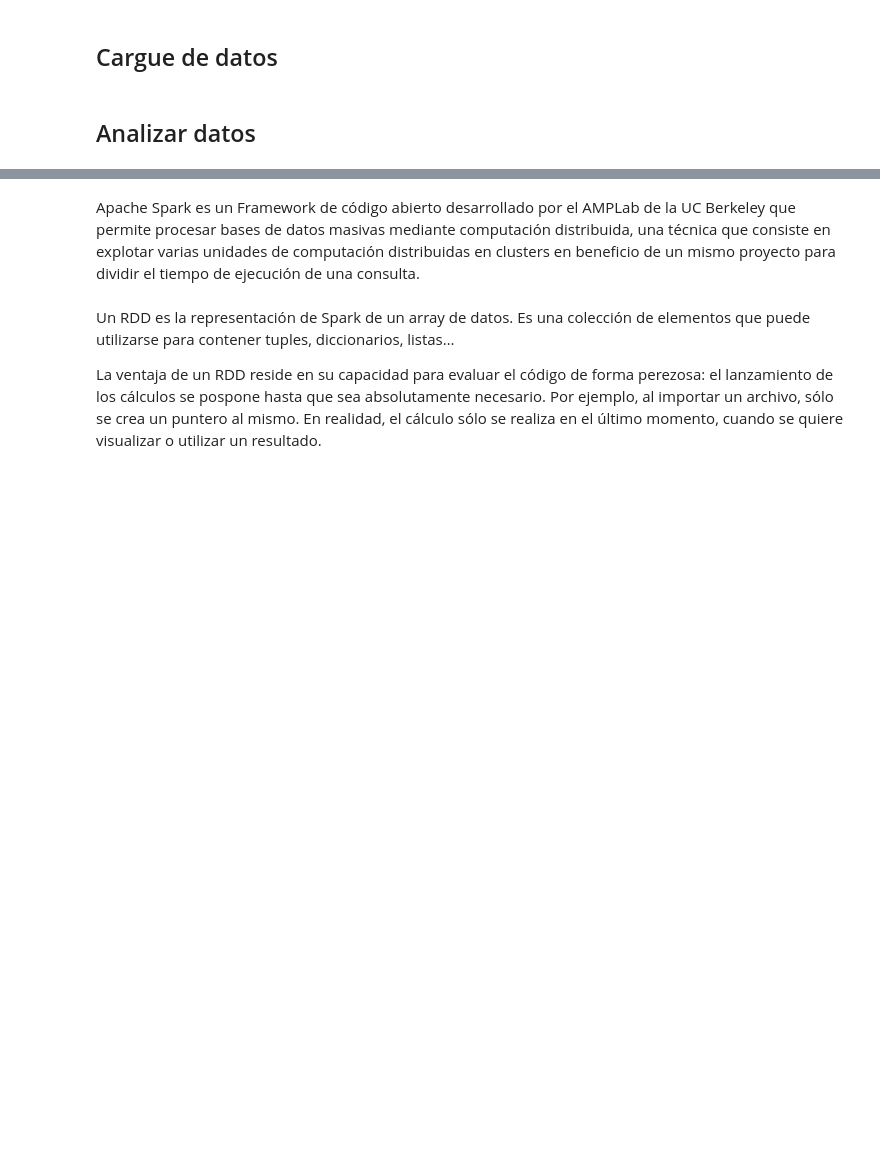
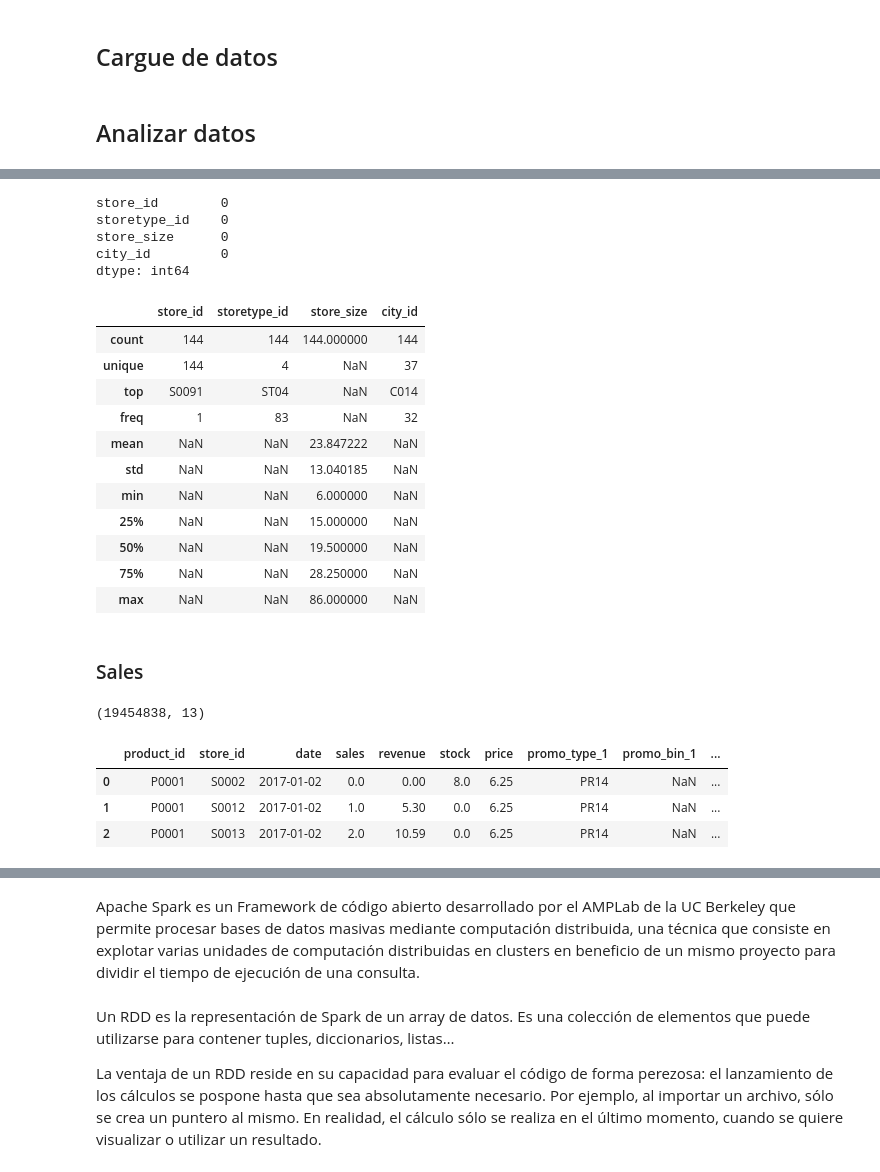
Before and after one commit to cramirez98/WorkshopSumz, a Jupyter notebook: workshop/Workshop 1.ipynb, the cells around one changed output, grey strips where cells are left out. Cells and saved outputs as stored; diff of their text form; code cells hidden in the pictures; blank space fills up the shorter version.

```diff
--- a/workshop/Workshop 1.ipynb
+++ b/workshop/Workshop 1.ipynb
@@ -228,0 +286,36 @@ Las dos estructuras de datos principales dentro del paquete Pandas son:
+# %%
+df_store_cities.isna().sum()
+# %% [output]
+store_id        0
+storetype_id    0
+store_size      0
+city_id         0
+dtype: int64
+# %%
+df_store_cities.describe(include='all')
+# %% [output]
+|  | store_id | storetype_id | store_size | city_id |
+| count | 144 | 144 | 144.000000 | 144 |
+| unique | 144 | 4 | NaN | 37 |
+| top | S0091 | ST04 | NaN | C014 |
+| freq | 1 | 83 | NaN | 32 |
+| mean | NaN | NaN | 23.847222 | NaN |
+| std | NaN | NaN | 13.040185 | NaN |
+| min | NaN | NaN | 6.000000 | NaN |
+| 25% | NaN | NaN | 15.000000 | NaN |
+| 50% | NaN | NaN | 19.500000 | NaN |
+| 75% | NaN | NaN | 28.250000 | NaN |
+| max | NaN | NaN | 86.000000 | NaN |
+# %% [markdown]
+### Sales
+# %%
+df_sales.shape
+# %% [output]
+(19454838, 13)
+# %%
+df_sales.head(3)
+# %% [output]
+|  | product_id | store_id | date | sales | revenue | stock | price | promo_type_1 | promo_bin_1 | ... |
+| 0 | P0001 | S0002 | 2017-01-02 | 0.0 | 0.00 | 8.0 | 6.25 | PR14 | NaN | ... |
+| 1 | P0001 | S0012 | 2017-01-02 | 1.0 | 5.30 | 0.0 | 6.25 | PR14 | NaN | ... |
+| 2 | P0001 | S0013 | 2017-01-02 | 2.0 | 10.59 | 0.0 | 6.25 | PR14 | NaN | ... |
```
Also changed, not shown: parts of 62 cells of this notebook, 4 other files.
